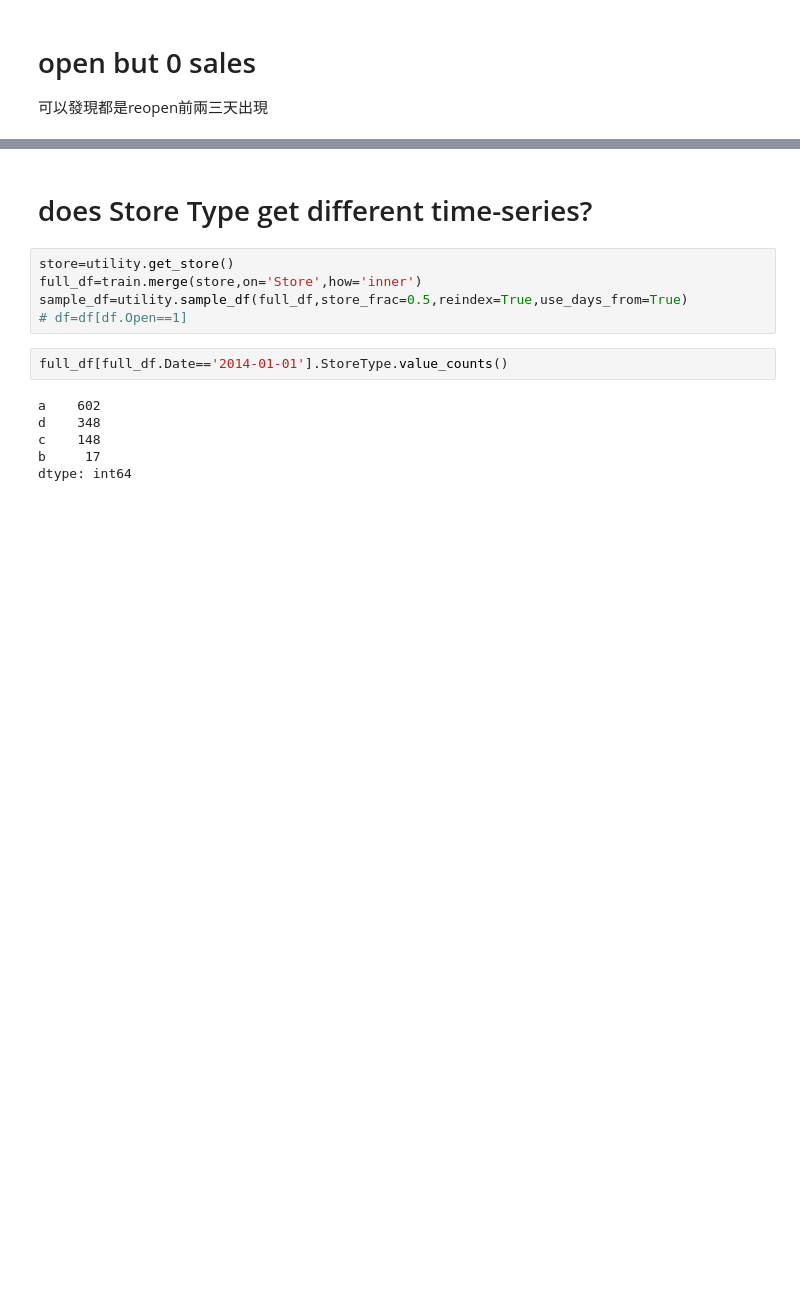
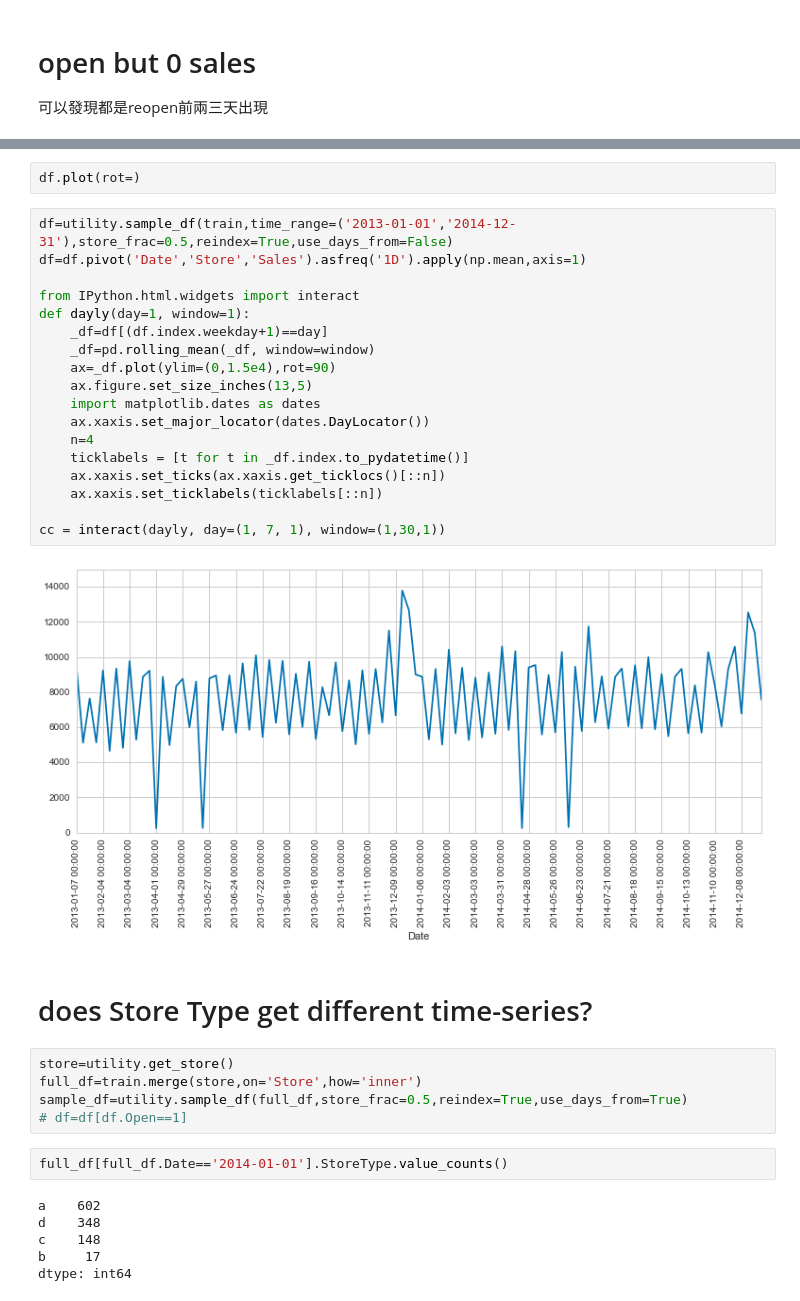
Before and after one commit to superChing/Kaggle-Rossmann-Store, a Jupyter notebook: time series plot.ipynb, the cells around one changed output, grey strips where cells are left out. Drawn from its saved outputs; the diff is of its cells as text; blank space fills up the shorter version.

```diff
--- a/time series plot.ipynb
+++ b/time series plot.ipynb
@@ -144,3 +159,25 @@ cb=plot_timeseries(28,time_range=['2014-08-01','2014-10-01'])
+# %%
+df.plot(rot=)
+# %%
+df=utility.sample_df(train,time_range=('2013-01-01','2014-12-31'),store_frac=0.5,reindex=True,use_days_from=False)
+df=df.pivot('Date','Store','Sales').asfreq('1D').apply(np.mean,axis=1)
+
+from IPython.html.widgets import interact
+def dayly(day=1, window=1):
+    _df=df[(df.index.weekday+1)==day]
+    _df=pd.rolling_mean(_df, window=window)
+    ax=_df.plot(ylim=(0,1.5e4),rot=90)
+    ax.figure.set_size_inches(13,5)
+    import matplotlib.dates as dates
+    ax.xaxis.set_major_locator(dates.DayLocator())
+    n=4
+    ticklabels = [t for t in _df.index.to_pydatetime()]
+    ax.xaxis.set_ticks(ax.xaxis.get_ticklocs()[::n])
+    ax.xaxis.set_ticklabels(ticklabels[::n])
+
+cc = interact(dayly, day=(1, 7, 1), window=(1,30,1))
+# %% [output]
+[figure, added]
 # %% [markdown]
 # does Store Type get different time-series?
 # %%
```
Also changed, not shown: parts of 7 cells of this notebook, 2 other files.
